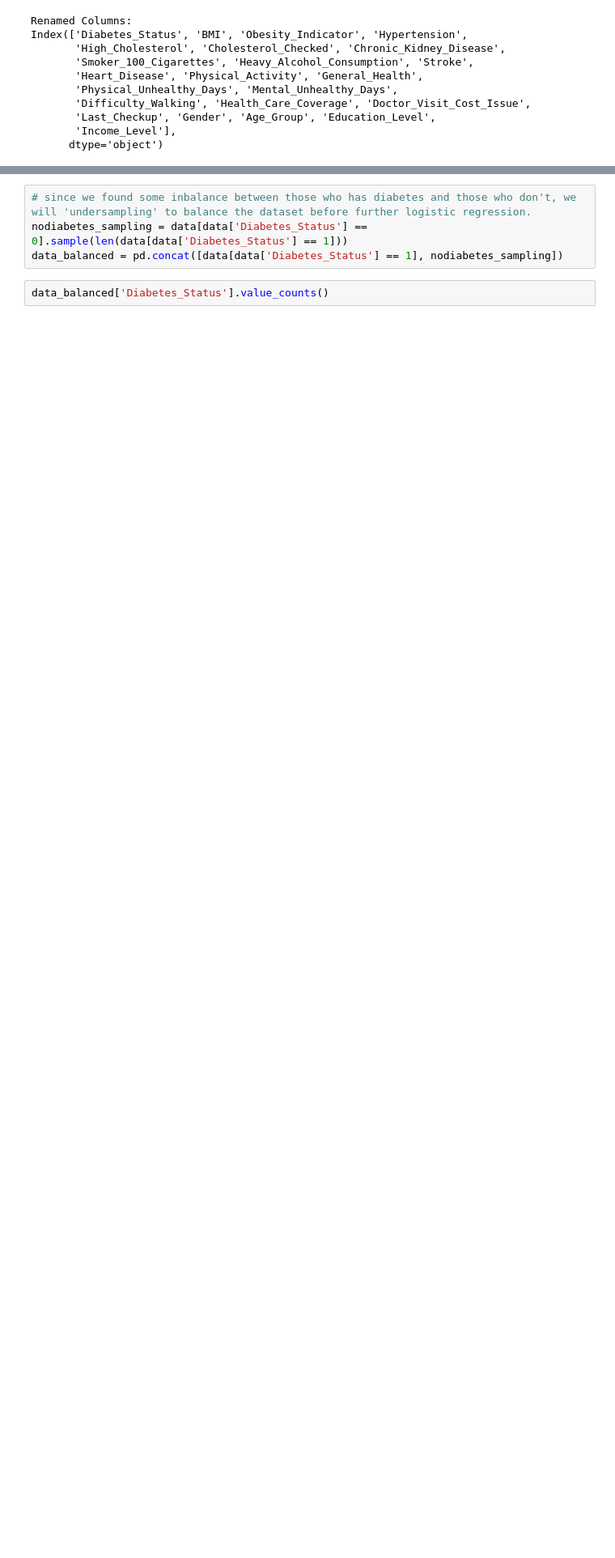
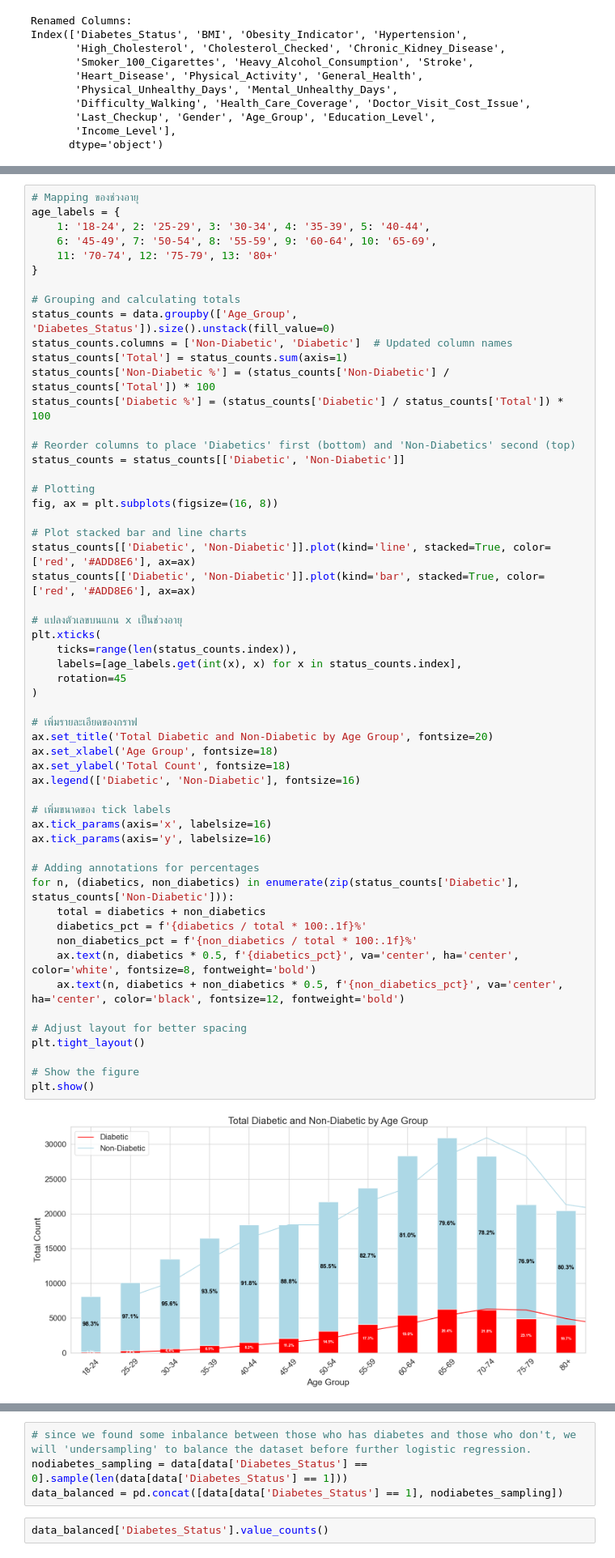
Before and after one commit to troytoy/Project_DA01, a Jupyter notebook: DA01_Project(Final).ipynb, the cells around one changed output, grey strips where cells are left out. Shown at 81% size. Saved outputs shown, nothing was run; the diff lists cells and outputs as text; blank space fills up the shorter version.

```diff
--- a/DA01_Project(Final).ipynb
+++ b/DA01_Project(Final).ipynb
@@ -878,0 +767,57 @@ heatmap_bmi_dynamic(data, step_size=5)
+# %%
+# Mapping ของช่วงอายุ
+age_labels = {
+    1: '18-24', 2: '25-29', 3: '30-34', 4: '35-39', 5: '40-44',
+    6: '45-49', 7: '50-54', 8: '55-59', 9: '60-64', 10: '65-69',
+    11: '70-74', 12: '75-79', 13: '80+'
+}
+
+# Grouping and calculating totals
+status_counts = data.groupby(['Age_Group', 'Diabetes_Status']).size().unstack(fill_value=0)
+status_counts.columns = ['Non-Diabetic', 'Diabetic']  # Updated column names
+status_counts['Total'] = status_counts.sum(axis=1)
+status_counts['Non-Diabetic %'] = (status_counts['Non-Diabetic'] / status_counts['Total']) * 100
+status_counts['Diabetic %'] = (status_counts['Diabetic'] / status_counts['Total']) * 100
+
+# Reorder columns to place 'Diabetics' first (bottom) and 'Non-Diabetics' second (top)
+status_counts = status_counts[['Diabetic', 'Non-Diabetic']]
+
+# Plotting
+fig, ax = plt.subplots(figsize=(16, 8))
+
+# Plot stacked bar and line charts
+status_counts[['Diabetic', 'Non-Diabetic']].plot(kind='line', stacked=True, color=['red', '#ADD8E6'], ax=ax)
+status_counts[['Diabetic', 'Non-Diabetic']].plot(kind='bar', stacked=True, color=['red', '#ADD8E6'], ax=ax)
+
+# แปลงตัวเลขบนแกน x เป็นช่วงอายุ
+plt.xticks(
+    ticks=range(len(status_counts.index)),
+    labels=[age_labels.get(int(x), x) for x in status_counts.index],
+    rotation=45
+)
+
+# เพิ่มรายละเอียดของกราฟ
+ax.set_title('Total Diabetic and Non-Diabetic by Age Group', fontsize=20)
+ax.set_xlabel('Age Group', fontsize=18)
+ax.set_ylabel('Total Count', fontsize=18)
+ax.legend(['Diabetic', 'Non-Diabetic'], fontsize=16)
+
+# เพิ่มขนาดของ tick labels
+ax.tick_params(axis='x', labelsize=16)
+ax.tick_params(axis='y', labelsize=16)
+
+# Adding annotations for percentages
+for n, (diabetics, non_diabetics) in enumerate(zip(status_counts['Diabetic'], status_counts['Non-Diabetic'])):
+    total = diabetics + non_diabetics
+    diabetics_pct = f'{diabetics / total * 100:.1f}%'
+    non_diabetics_pct = f'{non_diabetics / total * 100:.1f}%'
+    ax.text(n, diabetics * 0.5, f'{diabetics_pct}', va='center', ha='center', color='white', fontsize=8, fontweight='bold')
+    ax.text(n, diabetics + non_diabetics * 0.5, f'{non_diabetics_pct}', va='center', ha='center', color='black', fontsize=12, fontweight='bold')
+
+# Adjust layout for better spacing
+plt.tight_layout()
+
+# Show the figure
+plt.show()
+# %% [output]
+[figure, added]
```
Also changed, not shown: parts of 21 cells of this notebook, 5 other files.
